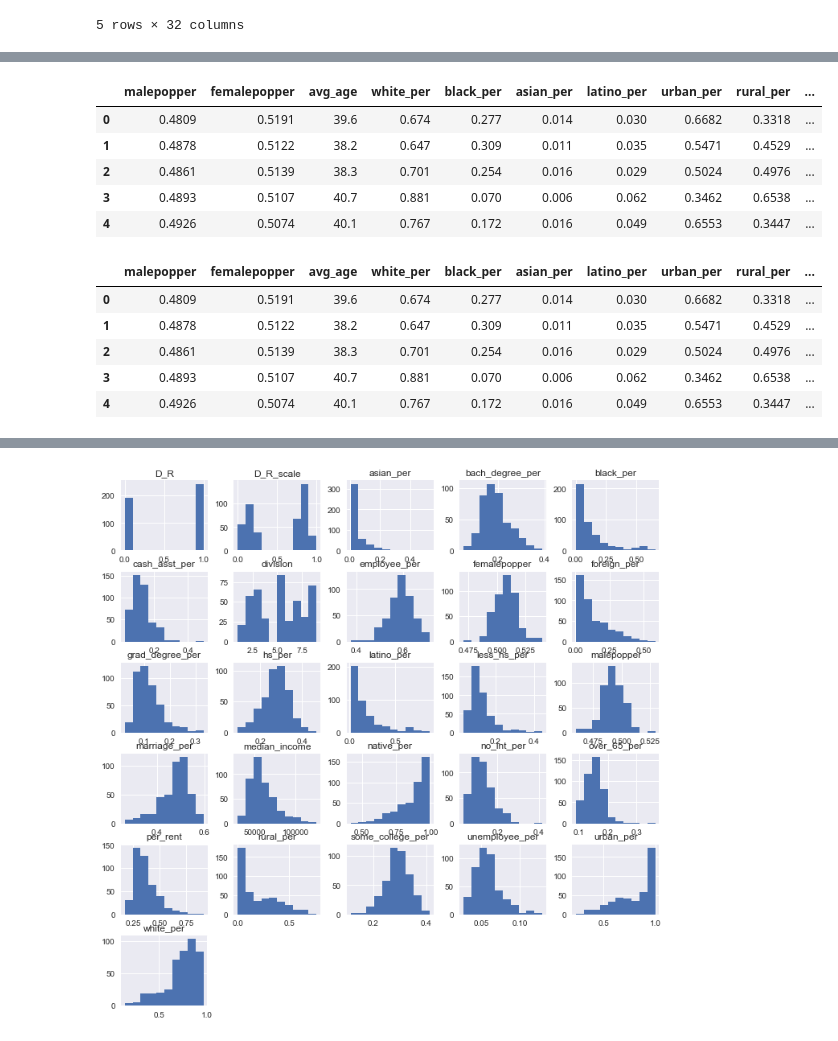
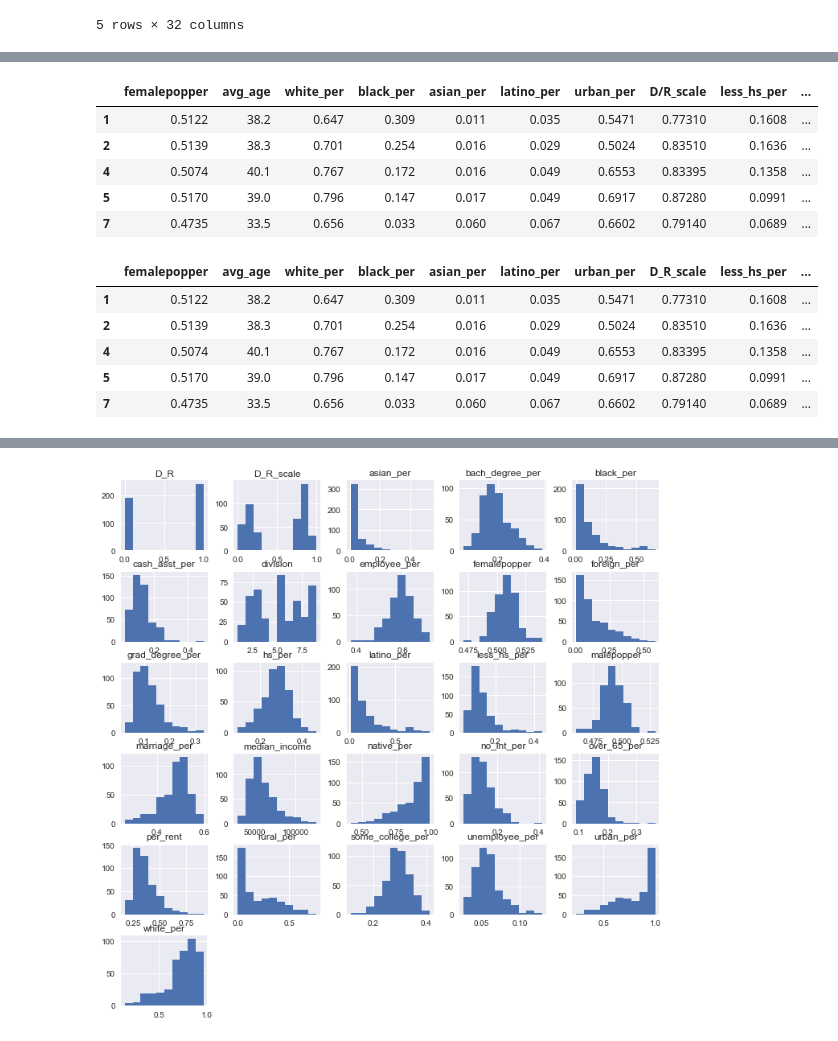
Before and after one commit to scbronder/state_predictor, a Jupyter notebook: mod2_v2.ipynb, the cells around one changed output, grey strips where cells are left out. Drawn from its saved outputs; the diff is of its cells as text; code cells hidden in the pictures.

Commit message:
columns cleaned

```diff
--- a/mod2_v2.ipynb
+++ b/mod2_v2.ipynb
@@ -910,0 +901,6 @@ dtype: bool
+# %%
+df_final14 = df_final14[df_final14['D/R_scale'] != 1]
+#getting rid of uncontested districts
+# %%
+df_final14 = df_final14[df_final14['D/R_scale'] != 0]
+#getting rid of uncontested districts
@@ -913,23 +918,23 @@ dtype: bool
 # %%
-df_final_drop = df_final14.drop(['state','district','congdist','dem_vote','rep_vote'], axis=1)
+df_final_drop = df_final14.drop(['state','district','congdist','dem_vote','rep_vote','malepopper','rural_per', 'D/R'], axis=1)
 df_final_drop.iloc[:,0:20].head()
 # %% [output]
-|  | malepopper | femalepopper | avg_age | white_per | black_per | asian_per | latino_per | urban_per | rural_per | ... |
-| 0 | 0.4809 | 0.5191 | 39.6 | 0.674 | 0.277 | 0.014 | 0.030 | 0.6682 | 0.3318 | ... |
-| 1 | 0.4878 | 0.5122 | 38.2 | 0.647 | 0.309 | 0.011 | 0.035 | 0.5471 | 0.4529 | ... |
-| 2 | 0.4861 | 0.5139 | 38.3 | 0.701 | 0.254 | 0.016 | 0.029 | 0.5024 | 0.4976 | ... |
-| 3 | 0.4893 | 0.5107 | 40.7 | 0.881 | 0.070 | 0.006 | 0.062 | 0.3462 | 0.6538 | ... |
-| 4 | 0.4926 | 0.5074 | 40.1 | 0.767 | 0.172 | 0.016 | 0.049 | 0.6553 | 0.3447 | ... |
+|  | femalepopper | avg_age | white_per | black_per | asian_per | latino_per | urban_per | D/R_scale | less_hs_per | ... |
+| 1 | 0.5122 | 38.2 | 0.647 | 0.309 | 0.011 | 0.035 | 0.5471 | 0.77310 | 0.1608 | ... |
+| 2 | 0.5139 | 38.3 | 0.701 | 0.254 | 0.016 | 0.029 | 0.5024 | 0.83510 | 0.1636 | ... |
+| 4 | 0.5074 | 40.1 | 0.767 | 0.172 | 0.016 | 0.049 | 0.6553 | 0.83395 | 0.1358 | ... |
+| 5 | 0.5170 | 39.0 | 0.796 | 0.147 | 0.017 | 0.049 | 0.6917 | 0.87280 | 0.0991 | ... |
+| 7 | 0.4735 | 33.5 | 0.656 | 0.033 | 0.060 | 0.067 | 0.6602 | 0.79140 | 0.0689 | ... |
 # %%
-df_final_drop = df_final_drop.rename(columns={'D/R_scale':'D_R_scale', 'D/R':'D_R'})
+df_final_drop = df_final_drop.rename(columns={'D/R_scale':'D_R_scale'})
 df_final_drop.iloc[:,0:20].head()
 # %% [output]
-|  | malepopper | femalepopper | avg_age | white_per | black_per | asian_per | latino_per | urban_per | rural_per | ... |
-| 0 | 0.4809 | 0.5191 | 39.6 | 0.674 | 0.277 | 0.014 | 0.030 | 0.6682 | 0.3318 | ... |
-| 1 | 0.4878 | 0.5122 | 38.2 | 0.647 | 0.309 | 0.011 | 0.035 | 0.5471 | 0.4529 | ... |
-| 2 | 0.4861 | 0.5139 | 38.3 | 0.701 | 0.254 | 0.016 | 0.029 | 0.5024 | 0.4976 | ... |
-| 3 | 0.4893 | 0.5107 | 40.7 | 0.881 | 0.070 | 0.006 | 0.062 | 0.3462 | 0.6538 | ... |
-| 4 | 0.4926 | 0.5074 | 40.1 | 0.767 | 0.172 | 0.016 | 0.049 | 0.6553 | 0.3447 | ... |
+|  | femalepopper | avg_age | white_per | black_per | asian_per | latino_per | urban_per | D_R_scale | less_hs_per | ... |
+| 1 | 0.5122 | 38.2 | 0.647 | 0.309 | 0.011 | 0.035 | 0.5471 | 0.77310 | 0.1608 | ... |
+| 2 | 0.5139 | 38.3 | 0.701 | 0.254 | 0.016 | 0.029 | 0.5024 | 0.83510 | 0.1636 | ... |
+| 4 | 0.5074 | 40.1 | 0.767 | 0.172 | 0.016 | 0.049 | 0.6553 | 0.83395 | 0.1358 | ... |
+| 5 | 0.5170 | 39.0 | 0.796 | 0.147 | 0.017 | 0.049 | 0.6917 | 0.87280 | 0.0991 | ... |
+| 7 | 0.4735 | 33.5 | 0.656 | 0.033 | 0.060 | 0.067 | 0.6602 | 0.79140 | 0.0689 | ... |
 # %%
 df_final_drop.head()
 # %% [output]
```
Also changed, not shown: parts of 24 cells of this notebook.
